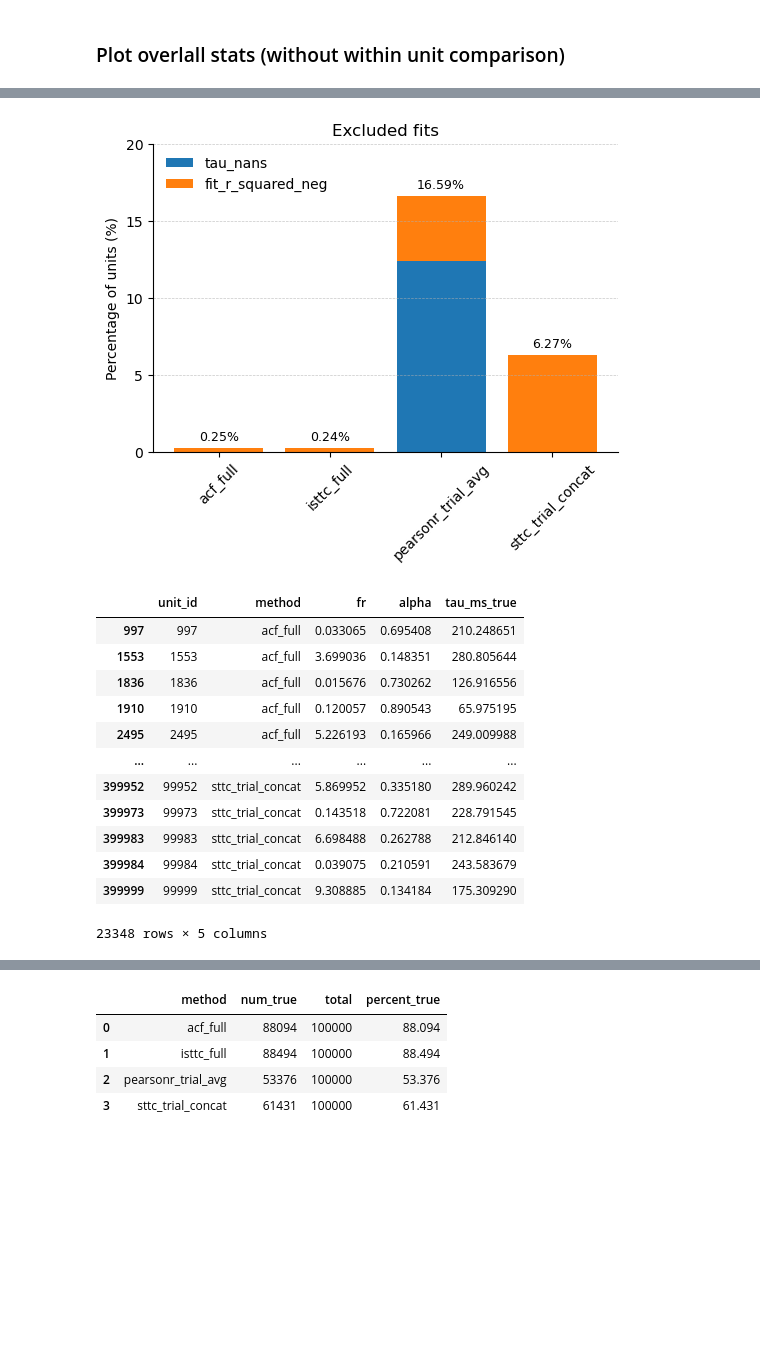
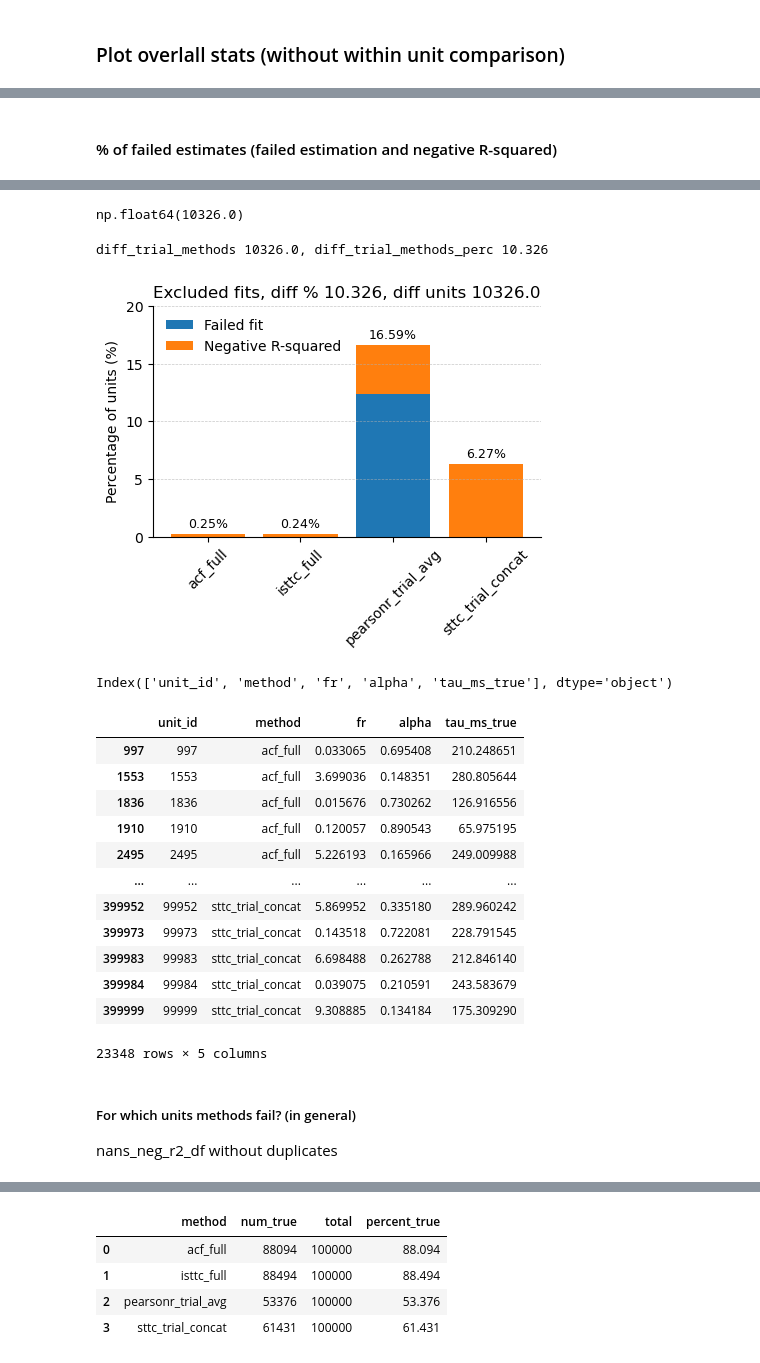
Before and after one commit to iinnpp/isttc, a Jupyter notebook: notebooks/synthetic/plot_taus_parametric_inclusion.ipynb, the cells around one changed output, grey strips where cells are left out. Cells and saved outputs as stored; diff of their text form; code cells hidden in the pictures; blank space fills up the shorter version.

```diff
--- a/notebooks/synthetic/plot_taus_parametric_inclusion.ipynb
+++ b/notebooks/synthetic/plot_taus_parametric_inclusion.ipynb
@@ -33,9 +35,9 @@ plt.rcParams['svg.fonttype'] = 'none'
 dataset_folder = project_folder_path + 'results\\synthetic\\dataset\\fig2_3_4a\\'
 results_folder = project_folder_path + 'results\\synthetic\\results\\param_fr_alpha_tau\\'
 
-fig_folder = project_folder_path + 'results\\synthetic\\fig_drafts_paper\\'
+fig_folder = project_folder_path + 'results\\synthetic\\fig_drafts_paper\\inclusion\\'
 # %%
-save_fig = False
+save_fig = True
 # %% [markdown]
 ### Load data
 # %%
@@ -168,19 +161,26 @@ acf_full_plot_df = get_full_plot_df(acf_full_dict, 'acf_full', alphas, fr_values
 N rows with NaNs 12393, method pearsonr_trial_avg
 N rows with NaNs 11, method acf_full
 # %%
-tau_plot_all_long_df = pd.concat([acf_full_plot_df, isttc_full_plot_df,
-                              pearsontr_trial_plot_df,
-                              isttc_trial_plot_df])
-#tau_plot_all_long_df['log_tau_ms'] = np.log10(tau_plot_all_long_df['tau_ms'])
-#tau_plot_all_long_df['ci_size'] = tau_plot_all_long_df['tau_upper'] - tau_plot_all_long_df['tau_lower']
+tau_plot_all_long_df = pd.concat([acf_full_plot_df,
+                                  isttc_full_plot_df,
+                                  pearsontr_trial_plot_df,
+                                  isttc_trial_plot_df])
 tau_plot_all_long_df.reset_index(inplace=True, drop=True)
 
 tau_plot_all_long_df['ci_zero_excluded'] = (
     (tau_plot_all_long_df['tau_lower'] > 0) | (tau_plot_all_long_df['tau_upper'] < 0)
 ).astype(int)
 
+tau_plot_all_long_df['ci_width'] = np.where(
+    tau_plot_all_long_df['ci_zero_excluded'] == 1,
+    tau_plot_all_long_df['tau_upper'] - tau_plot_all_long_df['tau_lower'],
+    np.nan
+)
+
+tau_plot_all_long_df['ci_width_ms'] = tau_plot_all_long_df['ci_width'] * 50
+
 print(f'len tau_plot_long_df {len(tau_plot_all_long_df)}')
-
+print(tau_plot_all_long_df.keys())
 tau_plot_all_long_df.head(3)
 # %% [output]
 len tau_plot_long_df 400000
@@ -213,3 +206,5 @@ nans_neg_r2_per_method_df
+# %% [markdown]
+#### % of failed estimates (failed estimation and negative R-squared)
 # %%
 def compute_exclusion(group):
     tau_nans = group['tau'].isna().sum()
@@ -236,37 +231,51 @@ exclusion_df
 | 1 | isttc_full | 0.0 | 238.0 | 238.0 | 0.000 | 0.238 | ... |
 | 2 | pearsonr_trial_avg | 12393.0 | 4201.0 | 16594.0 | 12.393 | 4.201 | ... |
 | 3 | sttc_trial_concat | 0.0 | 6268.0 | 6268.0 | 0.000 | 6.268 | ... |
+# %%
+diff_trial_methods = exclusion_df.query('method == "pearsonr_trial_avg"')['exclusion'].values[0] - exclusion_df.query('method == "sttc_trial_concat"')['exclusion'].values[0]
+diff_trial_methods
+# %% [output]
+np.float64(10326.0)
+# %%
+diff_trial_methods = exclusion_df.set_index('method').loc['pearsonr_trial_avg', 'exclusion'] - \
+                     exclusion_df.set_index('method').loc['sttc_trial_concat', 'exclusion']
+diff_trial_methods_perc = exclusion_df.set_index('method').loc['pearsonr_trial_avg', 'exclusion_perc'] - \
+                     exclusion_df.set_index('method').loc['sttc_trial_concat', 'exclusion_perc']
+print(f'diff_trial_methods {diff_trial_methods}, diff_trial_methods_perc {diff_trial_methods_perc}')
+# %% [output]
+diff_trial_methods 10326.0, diff_trial_methods_perc 10.326
 # %%
 methods = exclusion_df['method']
 x = np.arange(len(methods))
 
-#plt.figure(figsize=(6, 4))
+fig, axes = plt.subplots(1,1, figsize=(5,3))
 
-fig, axes = plt.subplots(1,1, figsize=(6,4))
-
-axes.bar(x, exclusion_df['percent_tau_nans'], label='tau_nans')
-axes.bar(x, exclusion_df['percent_fit_r_squared_neg'], bottom=exclusion_df['percent_tau_nans'], label='fit_r_squared_neg')
+axes.bar(x, exclusion_df['percent_tau_nans'], label='Failed fit')
+axes.bar(x, exclusion_df['percent_fit_r_squared_neg'], bottom=exclusion_df['percent_tau_nans'], label='Negative R-squared')
 axes.set_xticks(x, methods, rotation=45)
 axes.set_ylabel('Percentage of units (%)')
-axes.set_title('Excluded fits')
+axes.set_title(f'Excluded fits, diff % {diff_trial_methods_perc}, diff units {diff_trial_methods}')
 axes.legend(frameon = False)
 axes.grid(True, which="both", axis='y', linestyle="--", linewidth=0.5, alpha=0.7)
 axes.set_yticks([0,5,10,15,20])
 
 total = exclusion_df['exclusion_perc']
 for i, (xi, height) in enumerate(zip(x, total)):
     axes.text(xi, height + 0.3, f"{height:.2f}%", ha='center', va='bottom', fontsize=9)
 
 sns.despine()
 
-plt.savefig(fig_folder + 'excluded_fits_plot.png' , bbox_inches='tight', dpi=300)
-plt.savefig(fig_folder + 'excluded_fits_plot.svg' , bbox_inches='tight')
+if save_fig:
+    plt.savefig(fig_folder + 'excluded_fits_plot.png' , bbox_inches='tight', dpi=300)
+    plt.savefig(fig_folder + 'excluded_fits_plot.svg' , bbox_inches='tight')
 # %% [output]
-[figure, old version]
+[figure, new version]
 # %%
 nans_neg_r2_df = tau_plot_all_long_df.query('tau.isna() or fit_r_squared < 0')[['unit_id', 'method', 'fr', 'alpha', 'tau_ms_true']].copy()
+print(nans_neg_r2_df.keys())
 nans_neg_r2_df
 # %% [output]
+Index(['unit_id', 'method', 'fr', 'alpha', 'tau_ms_true'], dtype='object')
 |  | unit_id | method | fr | alpha | tau_ms_true |
 | 997 | 997 | acf_full | 0.033065 | 0.695408 | 210.248651 |
 | 1553 | 1553 | acf_full | 3.699036 | 0.148351 | 280.805644 |
@@ -279,4 +288,8 @@ nans_neg_r2_df
 | 399983 | 99983 | sttc_trial_concat | 6.698488 | 0.262788 | 212.846140 |
 | 399984 | 99984 | sttc_trial_concat | 0.039075 | 0.210591 | 243.583679 |
 | 399999 | 99999 | sttc_trial_concat | 9.308885 | 0.134184 | 175.309290 |
-23348 rows × 5 columns
+23348 rows × 5 columns
+# %% [markdown]
+##### For which units methods fail? (in general)
+
+nans_neg_r2_df without duplicates
```
Also changed, not shown: parts of 61 cells of this notebook, 2 other files.
